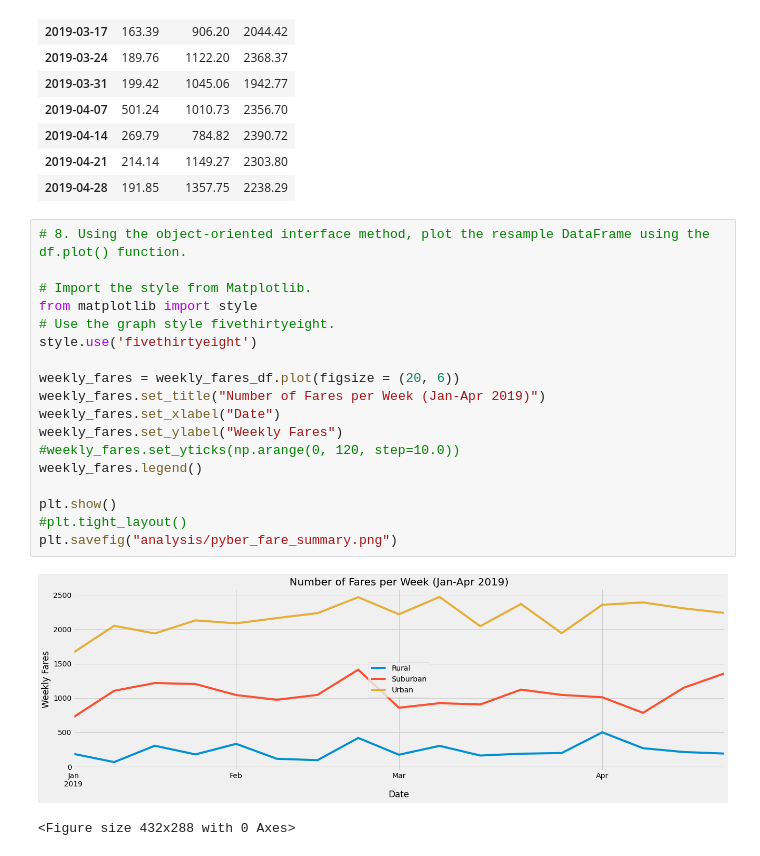
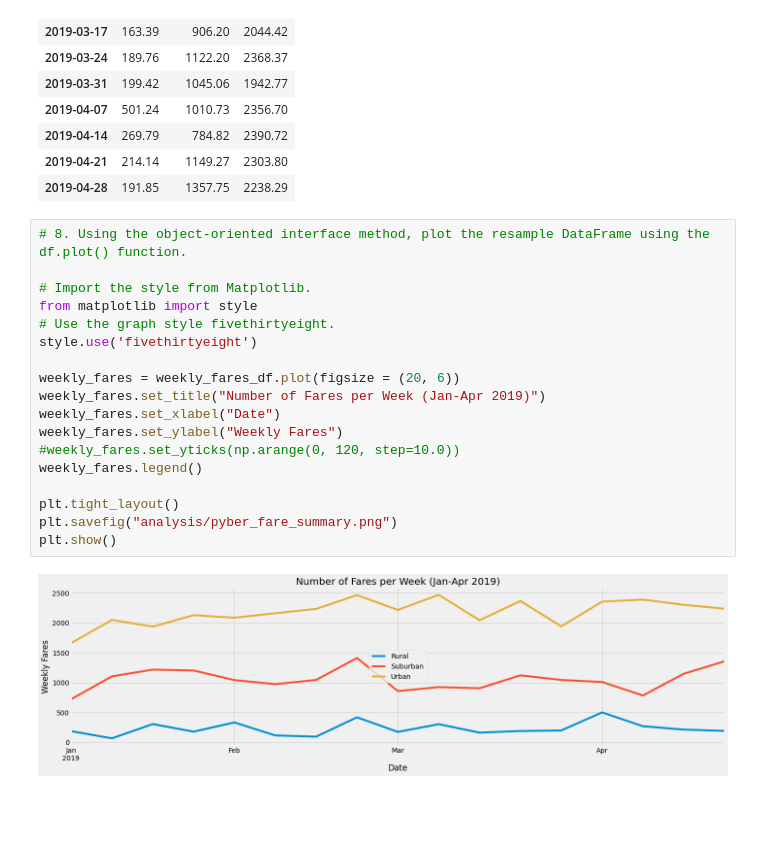
Before and after one commit to Chayda/PyBer_Analysis, a Jupyter notebook: PyBer_Challenge.ipynb, the cells around one changed output. Saved outputs shown, nothing was run; the diff lists cells and outputs as text; blank space fills up the shorter version.

Commit message:
Pyber Analysis.

```diff
--- a/PyBer_Challenge.ipynb
+++ b/PyBer_Challenge.ipynb
@@ -284,21 +284,20 @@ weekly_fares_df
 # %%
 # 8. Using the object-oriented interface method, plot the resample DataFrame using the df.plot() function.
 
 # Import the style from Matplotlib.
 from matplotlib import style
 # Use the graph style fivethirtyeight.
 style.use('fivethirtyeight')
 
 weekly_fares = weekly_fares_df.plot(figsize = (20, 6))
 weekly_fares.set_title("Number of Fares per Week (Jan-Apr 2019)")
 weekly_fares.set_xlabel("Date")
 weekly_fares.set_ylabel("Weekly Fares")
 #weekly_fares.set_yticks(np.arange(0, 120, step=10.0))
 weekly_fares.legend()
 
+plt.tight_layout()
+plt.savefig("analysis/pyber_fare_summary.png")
 plt.show()
-#plt.tight_layout()
-plt.savefig("analysis/pyber_fare_summary.png")
 # %% [output]
-[figure, old version]
+[figure, new version]
-<Figure size 432x288 with 0 Axes>
```
Also changed, not shown: 1 other file.
